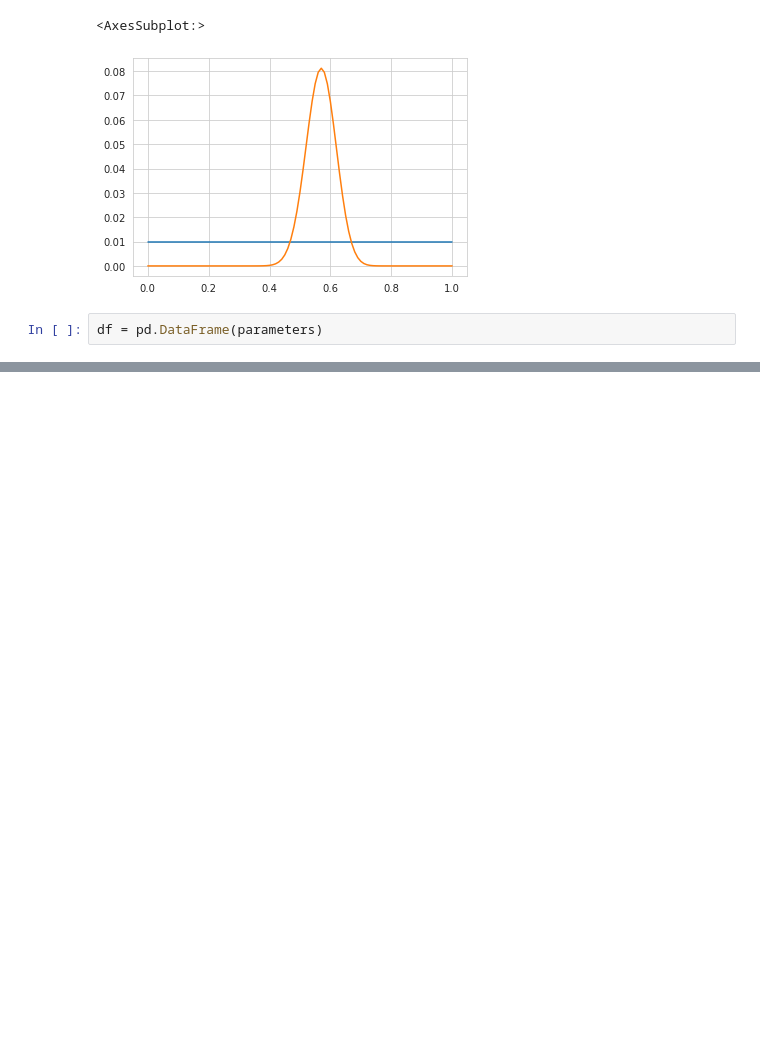
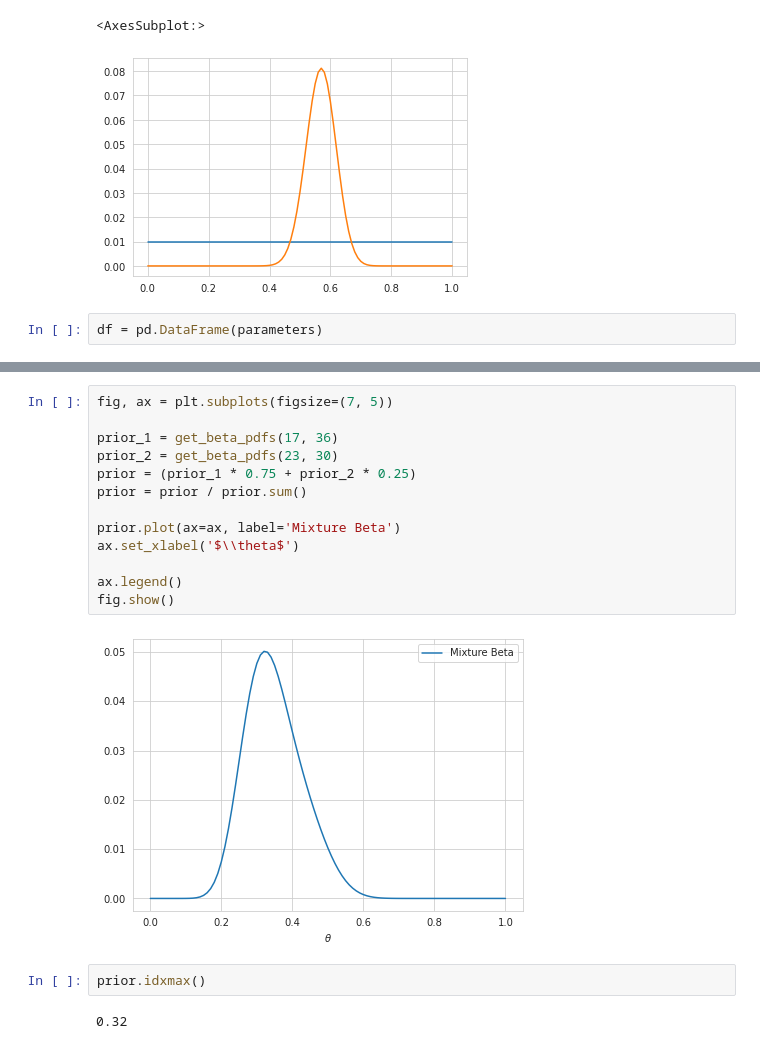
Before and after one commit to WHITSNAK/sta_602, a Jupyter notebook: HW2.ipynb, the cells around one changed output, grey strips where cells are left out. Saved outputs shown, nothing was run; the diff lists cells and outputs as text; blank space fills up the shorter version.

```diff
--- a/HW2.ipynb
+++ b/HW2.ipynb
@@ -132,0 +181,19 @@ fig.show()
+# %%
+fig, ax = plt.subplots(figsize=(7, 5))
+
+prior_1 = get_beta_pdfs(17, 36)
+prior_2 = get_beta_pdfs(23, 30)
+prior = (prior_1 * 0.75 + prior_2 * 0.25)
+prior = prior / prior.sum()
+
+prior.plot(ax=ax, label='Mixture Beta')
+ax.set_xlabel('$\\theta$')
+
+ax.legend()
+fig.show()
+# %% [output]
+[figure, added]
+# %%
+prior.idxmax()
+# %% [output]
+0.32
```
Also changed, not shown: parts of 9 cells of this notebook, 10 other files.
